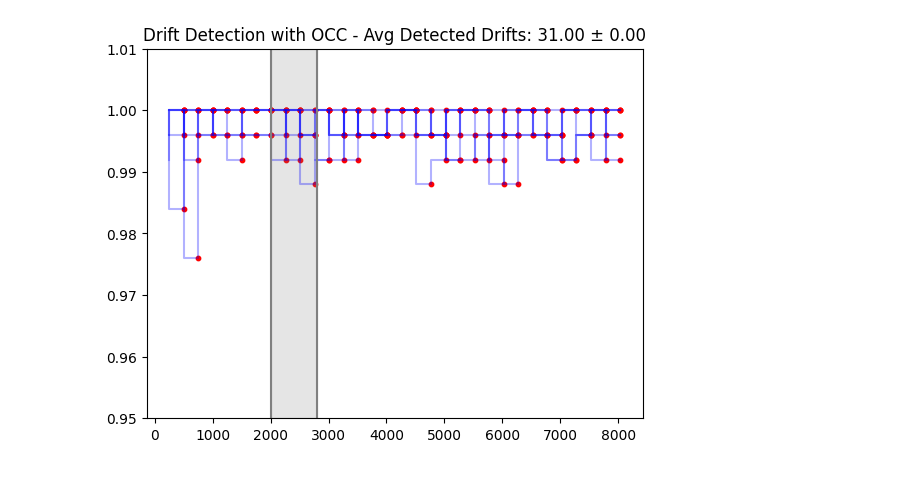
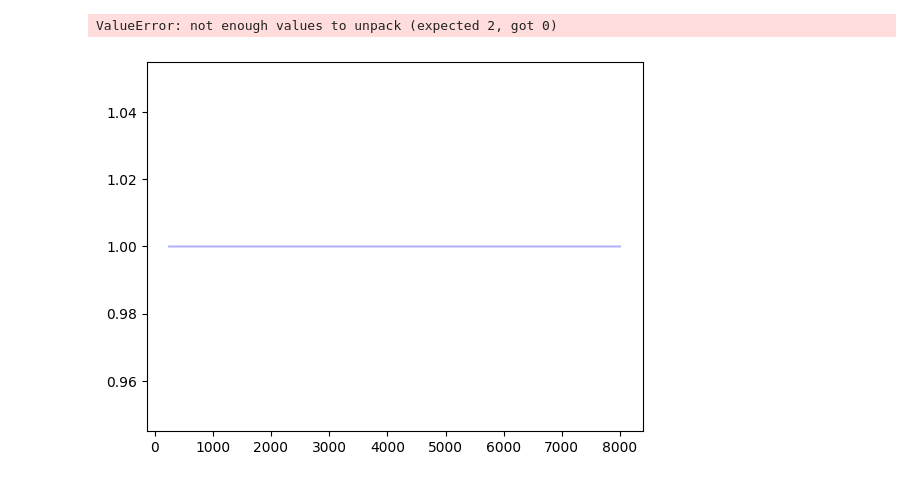
Before and after one commit to dariomalchiodi/occ-drift-detection, a Jupyter notebook: river.ipynb, the cells around one changed output. Drawn from its saved outputs; the diff is of its cells as text; code cells hidden in the pictures.

```diff
--- a/river.ipynb
+++ b/river.ipynb
@@ -30,7 +30,7 @@ class GaussianMixture(Distribution):
             x = self.rng.multivariate_normal(mu, np.diag(sigma))
             yield {f'x_{i}': x[i] for i in range(len(x))}, class_
 
-d = GaussianMixture(mu=[[-2, -2], [2, 2]], sigma=[[1, 1], [0.2, 0.2]],
+d = GaussianMixture(mu=[[-2, -2], [2, 2]], sigma=[[0.2, 0.2], [0.2, 0.2]],
                     class_=[0, 1], p=[0.5, 0.5], n=1_000)
 
 x_1 = []
@@ -283,7 +284,7 @@ def experiment(n, f, nu, gamma, max_t, stream):
         outlier_window.append(outlier==-1)
 
         # d = ThresholdDriftDetector(f)
-        d = ZTestDriftDetector(0.1, outlier_window)
+        d = ZTestDriftDetector(0.025, outlier_window)
         if d.detect(outlier_window):
             accumulate_examples(stream, n, x_window, y_window, keep_fraction=0.1)
             t += n
@@ -316,12 +317,12 @@ nu = 0.1 # OCC parameter
 gamma = 0.5 # OCC parameter
 max_t = 8_000 # max number of examples to process
 
-g1 = GaussianMixture(mu=[[0, 0], [1, 1]], sigma=[[1, 1], [0.2, 0.2]],
-                     class_=[0, 1], p=[0.5, 0.5], n=8_000, seed=42)
-g2 = GaussianMixture(mu=[[0, 0], [3, 3]], sigma=[[1, 1], [0.2, 0.2]],
-                     class_=[0, 1], p=[0.5, 0.5], n=8_000, seed=42)
+g1 = GaussianMixture(mu=[[0, 0], [1, 1]], sigma=[[0.2, 0.2], [0.2, 0.2]],
+                     class_=[0, 1], p=[0.5, 0.5], n=80_000, seed=492)
+g2 = GaussianMixture(mu=[[0, 0], [3, 3]], sigma=[[0.2, 0.2], [0.2, 0.2]],
+                     class_=[0, 1], p=[0.5, 0.5], n=80_000, seed=492)
 
-stream = DriftingMixtureStream(mixtures=[g1, g2], drift_points=[(4_000, 4_800)])
+stream = DriftingMixtureStream(mixtures=[g1, g2], drift_points=[(2_000, 2_800)])
 
 accuracy, detected_drifts = experiment(n, f, nu, gamma, max_t, stream)
 
@@ -330,10 +331,11 @@ num_drifts =len(detected_drifts)
 fix, ax = plt.subplots()
 u, v = zip(*accuracy)
 ax.step(u, v)
-u, v = zip(*detected_drifts)
-ax.scatter(u, v, color='red', label='Detected Drifts', s=10)
-ax.axvspan(4_000, 4_800, color='gray', alpha=0.2)
-ax.axvline(4_000, color='gray', linewidth=1.5, alpha=1.0)
-ax.axvline(4_800, color='gray', linewidth=1.5, alpha=1.0)
+if detected_drifts:
+    u, v = zip(*detected_drifts)
+    ax.scatter(u, v, color='red', label='Detected Drifts', s=10)
+ax.axvspan(2_000, 2_800, color='gray', alpha=0.2)
+ax.axvline(2_000, color='gray', linewidth=1.5, alpha=1.0)
+ax.axvline(2_800, color='gray', linewidth=1.5, alpha=1.0)
 ax.set_title(f'Drift Detection with OCC - Detected Drifts: {num_drifts}')
 plt.show()
@@ -342,25 +342,26 @@ plt.show()
 # %%
 fix, ax = plt.subplots()
 
 num_drifts = []
-for seed in np.arange(42, 102, 10):
+for seed in np.arange(142, 143, 10):
     g1 = GaussianMixture(mu=[[0, 0], [1, 1]], sigma=[[1, 1], [0.2, 0.2]],
                      class_=[0, 1], p=[0.5, 0.5], n=8_000, seed=seed)
     g2 = GaussianMixture(mu=[[0, 0], [3, 3]], sigma=[[1, 1], [0.3, 0.3]],
                         class_=[0, 1], p=[0.5, 0.5], n=8_000, seed=seed)
 
     accuracy, detected_drifts = experiment(n, f, nu, gamma, max_t, stream)
     num_drifts.append(len(detected_drifts))
     u, v = zip(*accuracy)
     ax.step(u, v, color='blue', alpha=0.3)
     u, v = zip(*detected_drifts)
     ax.scatter(u, v, color='red', label='Detected Drifts', s=10)
 
-ax.axvspan(2_000, 2_800, color='gray', alpha=0.2)
-ax.axvline(2_000, color='gray', linewidth=1.5, alpha=1.0)
-ax.axvline(2_800, color='gray', linewidth=1.5, alpha=1.0)
+ax.axvspan(4_000, 4_800, color='gray', alpha=0.2)
+ax.axvline(4_000, color='gray', linewidth=1.5, alpha=1.0)
+ax.axvline(4_800, color='gray', linewidth=1.5, alpha=1.0)
 ax.set_title(f'Drift Detection with OCC - Avg Detected Drifts: {np.mean(num_drifts):.2f} ± {np.std(num_drifts):.2f}')
-ax.set_ylim(0.95, 1.01)
+# ax.set_ylim(0.95, 1.01)
 plt.show()
 # %% [output]
+ValueError: not enough values to unpack (expected 2, got 0)
-[figure, old version]
+[figure, new version]
```
Also changed, not shown: parts of 5 cells of this notebook.
